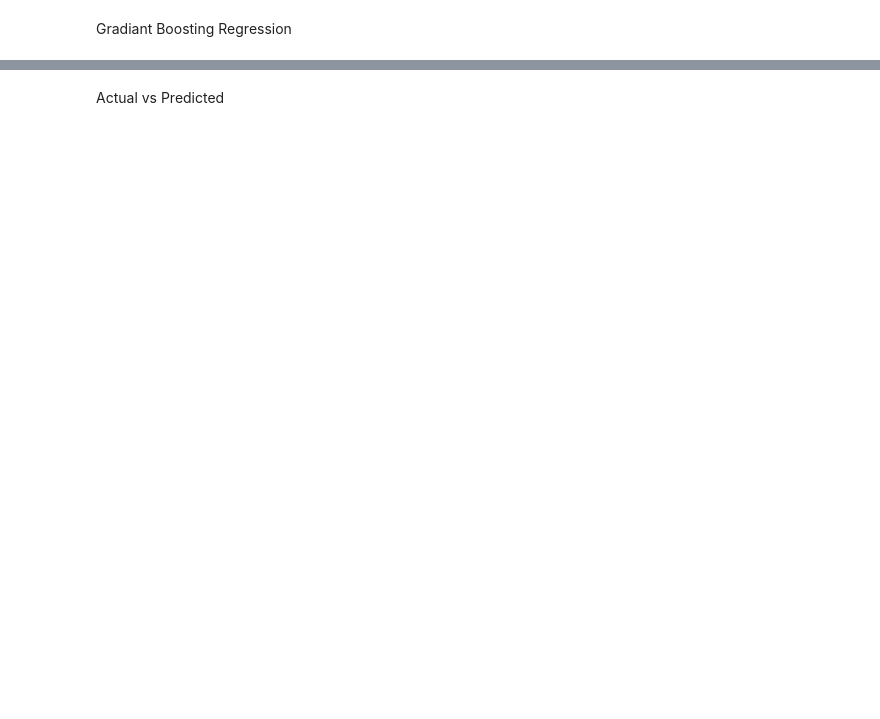
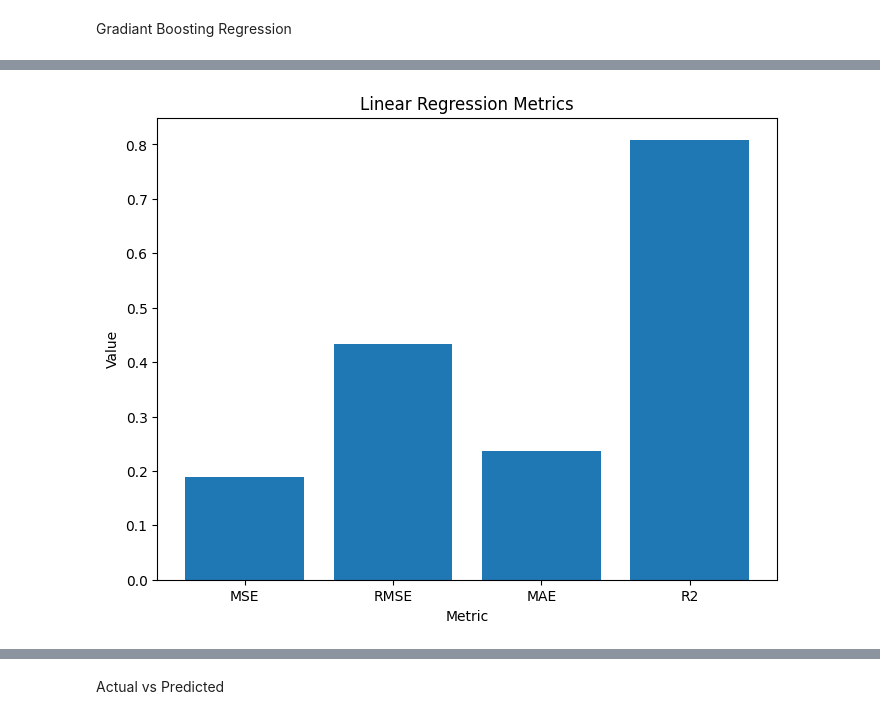
Before and after one commit to JonathanCharles123/IntelSystems, a Jupyter notebook: NoteBooks/Uber1.ipynb, the cells around one changed output, grey strips where cells are left out. Saved outputs shown, nothing was run; the diff lists cells and outputs as text; code cells hidden in the pictures; blank space fills up the shorter version.

```diff
--- a/NoteBooks/Uber1.ipynb
+++ b/NoteBooks/Uber1.ipynb
@@ -260,3 +284,17 @@ Gradiant Boosting R-squared: 0.802585492159208
+# %%
+import matplotlib.pyplot as plt
+
+metrics = ['MSE', 'RMSE', 'MAE','R2']
+values = [GBmse, rmse, mae,r2]
+
+plt.figure(figsize=(8, 6))
+plt.bar(metrics, values)
+plt.xlabel('Metric')
+plt.ylabel('Value')
+plt.title('Linear Regression Metrics')
+plt.show()
+# %% [output]
+[figure, added]
 # %%
 from sklearn.ensemble import RandomForestClassifier, GradientBoostingClassifier
 
```
Also changed, not shown: parts of 16 cells of this notebook.
